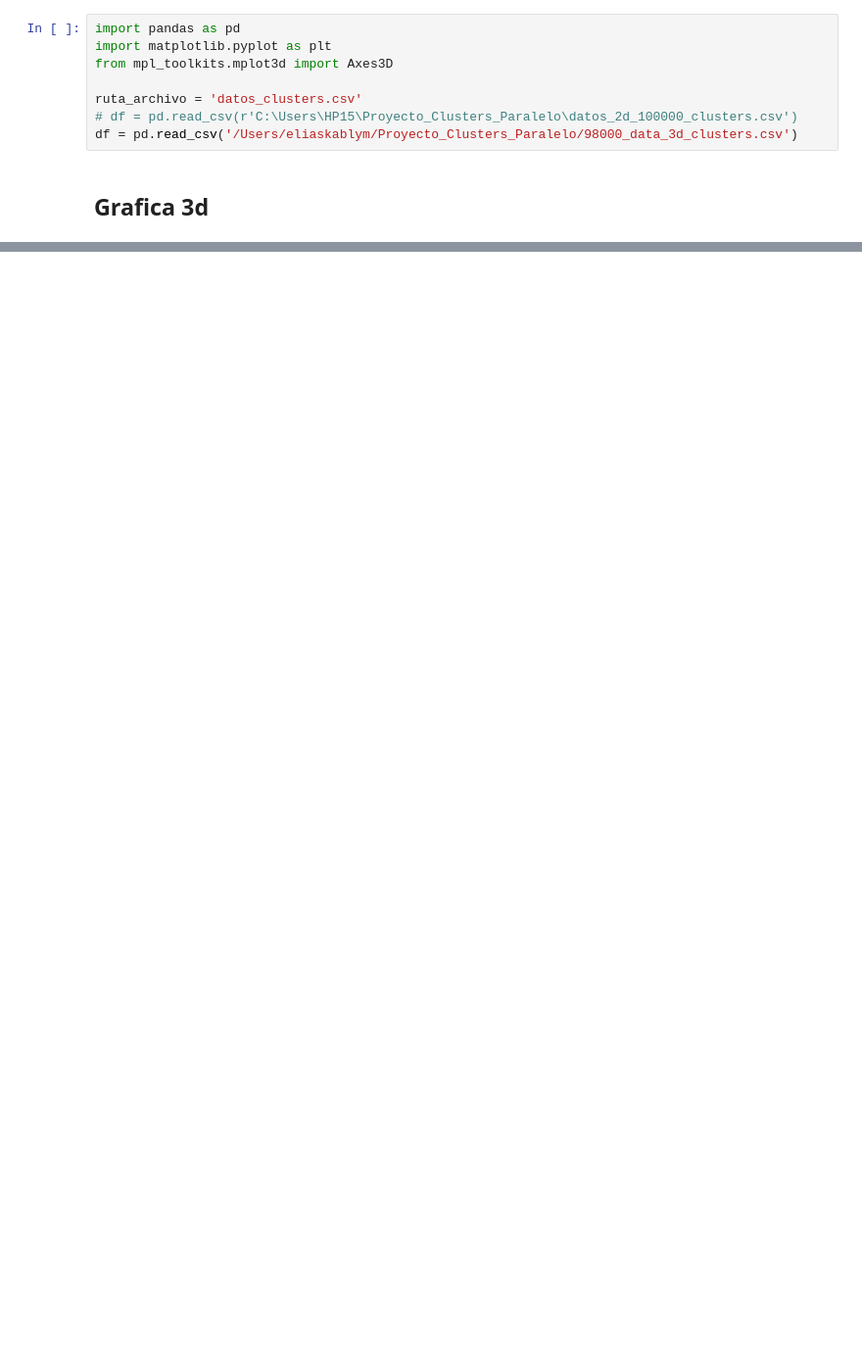
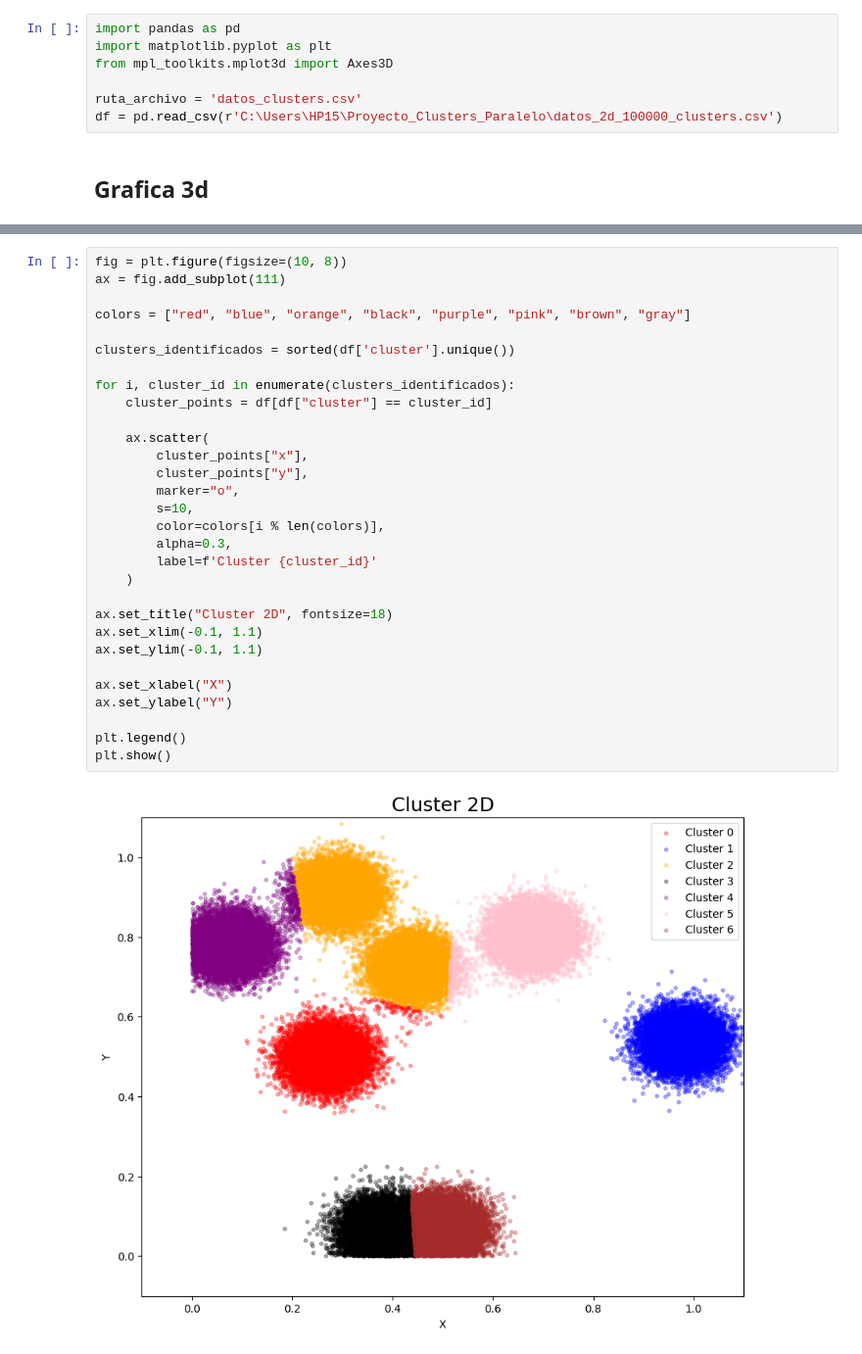
Before and after one commit to ekab-hub/Proyecto_Clusters_Paralelo, a Jupyter notebook: Graficador.ipynb, the cells around one changed output, grey strips where cells are left out. Shown at 98% size. Cells and saved outputs as stored; diff of their text form; blank space fills up the shorter version.

```diff
--- a/Graficador.ipynb
+++ b/Graficador.ipynb
@@ -6,8 +6,7 @@ import matplotlib.pyplot as plt
 from mpl_toolkits.mplot3d import Axes3D
 
 ruta_archivo = 'datos_clusters.csv'
-# df = pd.read_csv(r'C:\Users\HP15\Proyecto_Clusters_Paralelo\datos_2d_100000_clusters.csv')
-df = pd.read_csv('/Users/eliaskablym/Proyecto_Clusters_Paralelo/98000_data_3d_clusters.csv')
+df = pd.read_csv(r'C:\Users\HP15\Proyecto_Clusters_Paralelo\datos_2d_100000_clusters.csv')
 # %% [markdown]
 ## Grafica 3d
 # %%
@@ -46,0 +46,32 @@ plt.show()
+# %%
+fig = plt.figure(figsize=(10, 8))
+ax = fig.add_subplot(111)
+
+colors = ["red", "blue", "orange", "black", "purple", "pink", "brown", "gray"]
+
+clusters_identificados = sorted(df['cluster'].unique())
+
+for i, cluster_id in enumerate(clusters_identificados):
+    cluster_points = df[df["cluster"] == cluster_id]
+
+    ax.scatter(
+        cluster_points["x"],
+        cluster_points["y"],
+        marker="o",
+        s=10,
+        color=colors[i % len(colors)],
+        alpha=0.3,
+        label=f'Cluster {cluster_id}'
+    )
+
+ax.set_title("Cluster 2D", fontsize=18)
+ax.set_xlim(-0.1, 1.1)
+ax.set_ylim(-0.1, 1.1)
+
+ax.set_xlabel("X")
+ax.set_ylabel("Y")
+
+plt.legend()
+plt.show()
+# %% [output]
+[figure, added]
```
Also changed, not shown: parts of 2 cells of this notebook.
